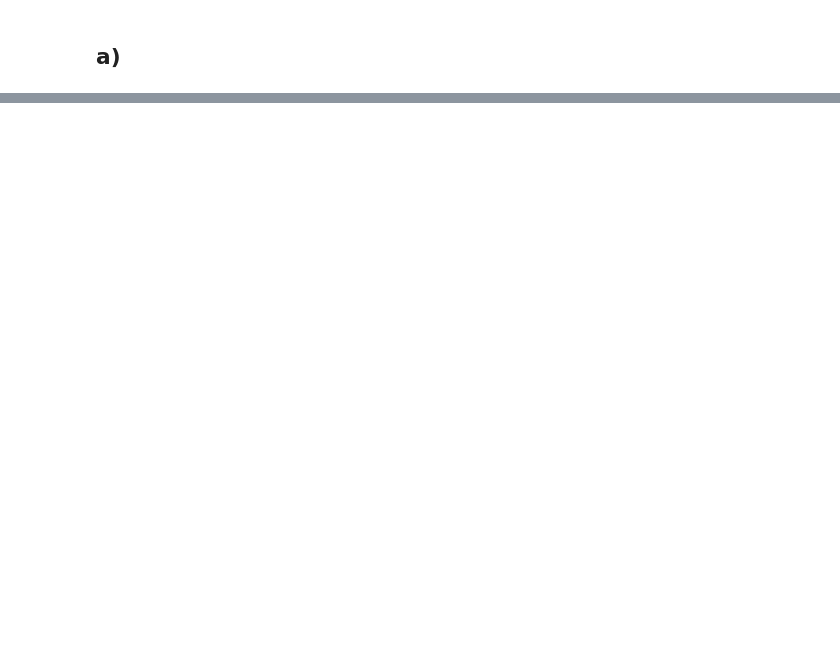
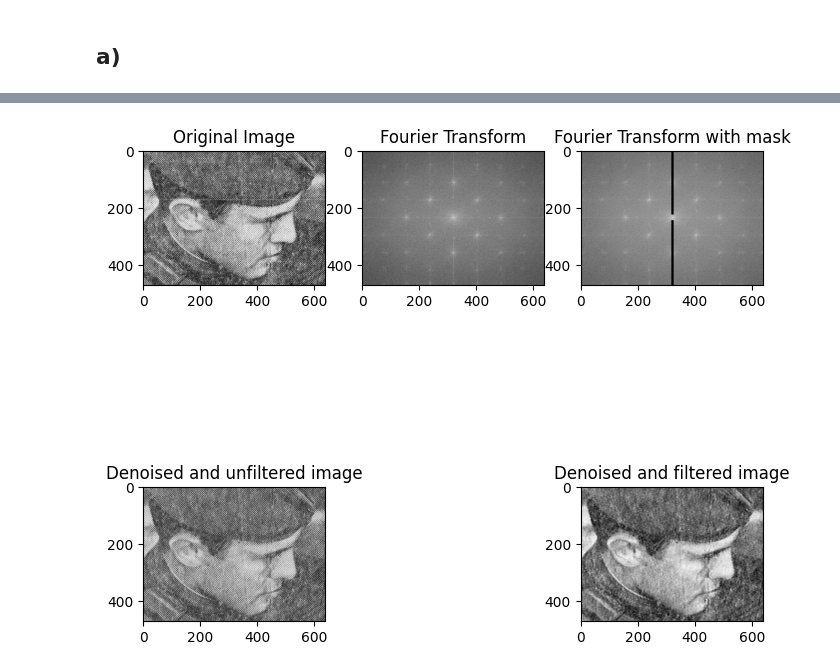
Before and after one commit to mhhasani/computer-vision, a Jupyter notebook: HW2/Q2.ipynb, the cells around one changed output, grey strips where cells are left out. Drawn from its saved outputs; the diff is of its cells as text; code cells hidden in the pictures; blank space fills up the shorter version.

```diff
--- a/HW2/Q2.ipynb
+++ b/HW2/Q2.ipynb
@@ -46,0 +102,96 @@ plt.show()
+# %%
+import cv2 as cv
+import numpy as np
+import matplotlib.pyplot as plt
+from math import sqrt
+
+
+def distance(point1, point2):
+    return sqrt((point1[0] - point2[0]) ** 2 + (point1[1] - point2[1]) ** 2)
+
+
+def butterworthLP(D0, imgShape, n):
+    base = np.zeros(imgShape[:2])
+    rows, cols = imgShape[:2]
+    center = (rows / 2, cols / 2)
+    for x in range(cols):
+        for y in range(rows):
+            base[y, x] = 1 / (1 + (distance((y, x), center) / D0) ** (2 * n))
+    return base
+
+
+img = cv2.imread('images/soldier.jpg', 0)
+
+fourier_transform = np.fft.fft2(img)
+center_shift = np.fft.fftshift(fourier_transform)
+
+fourier_noisy = 20 * np.log(np.abs(center_shift))
+
+rows, cols = img.shape
+crow, ccol = rows // 2, cols // 2
+
+print("Enter type of noise:- \n1.Vertical Noise\n2.Horizontal Noise\n3.Right Diagonal Noise\n4.Left Diagonal Noise\n")
+val = int(input("Enter the Value:- "))
+
+if val == 1:
+    # horizontal mask
+    center_shift[crow - 4:crow + 4, 0:ccol - 10] = 1
+    center_shift[crow - 4:crow + 4, ccol + 10:] = 1
+elif val == 2:
+    # vertical mask
+    center_shift[:crow - 10, ccol - 4:ccol + 4] = 1
+    center_shift[crow + 10:, ccol - 4:ccol + 4] = 1
+elif val == 3:
+    # diagonal-1 mask
+    for x in range(0, rows):
+        for y in range(0, cols):
+            if (x == y):
+                for i in range(0, 10):
+                    center_shift[x - i, y] = 1
+elif val == 4:
+    # diagonal-2 mask
+    for x in range(0, rows):
+        for y in range(0, cols):
+            if (x + y == cols):
+                for i in range(0, 10):
+                    center_shift[x - i, y] = 1
+elif val == 5:
+    # Gaussian mask
+    center_shift[crow - 20:crow + 20, ccol - 20:ccol + 20] = 1
+
+else:
+    print("Invalid Input")
+
+filtered = center_shift * butterworthLP(80, img.shape, 10)
+
+f_shift = np.fft.ifftshift(center_shift)
+denoised_image = np.fft.ifft2(f_shift)
+denoised_image = np.real(denoised_image)
+
+f_ishift_blpf = np.fft.ifftshift(filtered)
+denoised_image_blpf = np.fft.ifft2(f_ishift_blpf)
+denoised_image_blpf = np.real(denoised_image_blpf)
+
+fourier_noisy_noise_removed = 20 * np.log(np.abs(center_shift))
+
+fig = plt.figure(figsize=(8, 8))
+ax1 = fig.add_subplot(2, 3, 1)
+ax1.title.set_text("Original Image")
+ax1.imshow(img, cmap='gray')
+ax2 = fig.add_subplot(2, 3, 2)
+ax2.imshow(fourier_noisy, cmap='gray')
+ax2.title.set_text("Fourier Transform")
+ax3 = fig.add_subplot(2, 3, 3)
+ax3.imshow(fourier_noisy_noise_removed, cmap='gray')
+ax3.title.set_text("Fourier Transform with mask")
+ax4 = fig.add_subplot(2, 3, 4)
+ax4.imshow(denoised_image, cmap='gray')
+ax4.title.set_text("Denoised and unfiltered image")
+ax5 = fig.add_subplot(2, 3, 6)
+ax5.imshow(denoised_image_blpf, cmap='gray')
+ax5.title.set_text("Denoised and filtered image")
+
+
+
+plt.show()
+# %% [output]
@@ -46,0 +203 @@ plt.show()
+[figure, added]
```
Also changed, not shown: parts of 5 cells of this notebook.
